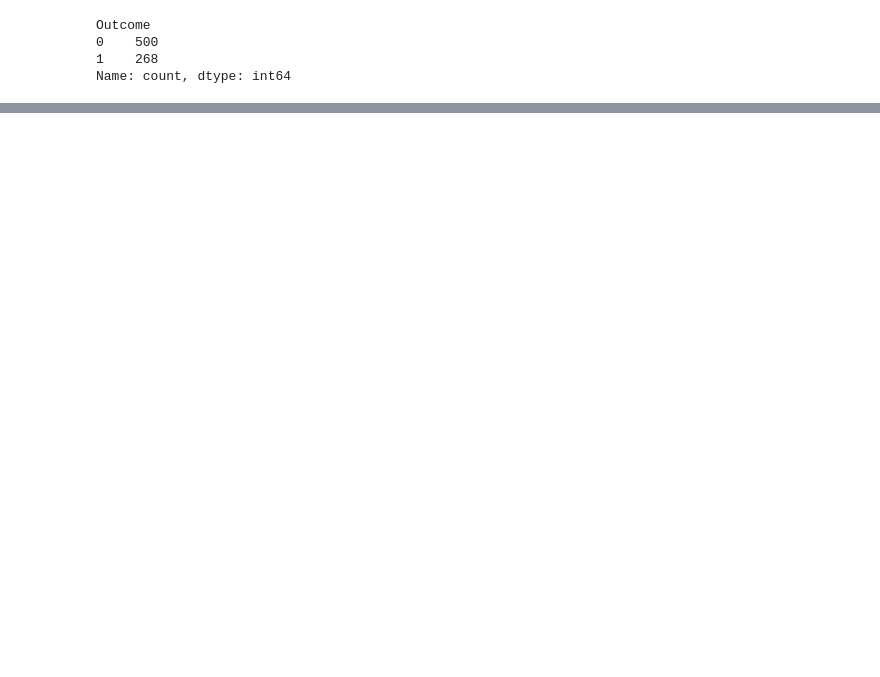
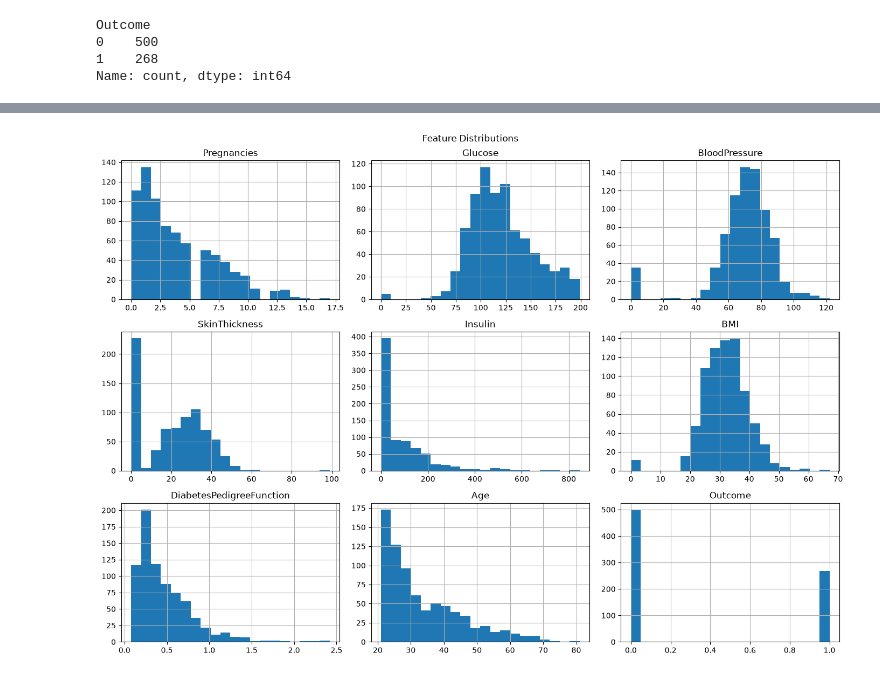
Before and after one commit to VarshaNayak18/medical-disease-prediction, a Jupyter notebook: notebooks/diabetes_prediction.ipynb, the cells around one changed output, grey strips where cells are left out. Drawn from its saved outputs; the diff is of its cells as text; code cells hidden in the pictures; blank space fills up the shorter version.

```diff
--- a/notebooks/diabetes_prediction.ipynb
+++ b/notebooks/diabetes_prediction.ipynb
@@ -86,0 +185,11 @@ df.isnull().sum()
+# %%
+df.hist(
+    figsize=(14, 10),
+    bins=20
+)
+
+plt.suptitle("Feature Distributions")
+plt.tight_layout()
+plt.show()
+# %% [output]
+[figure, added]
```
Also changed, not shown: parts of 13 cells of this notebook.
